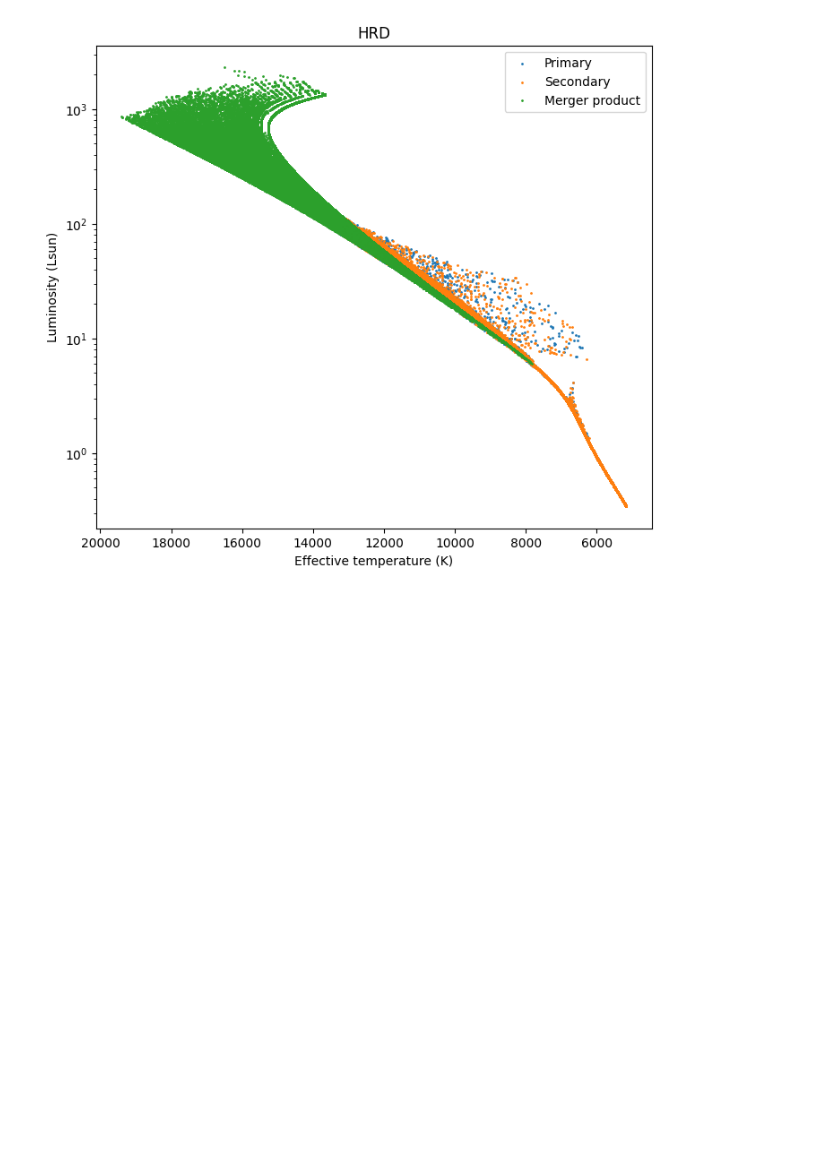
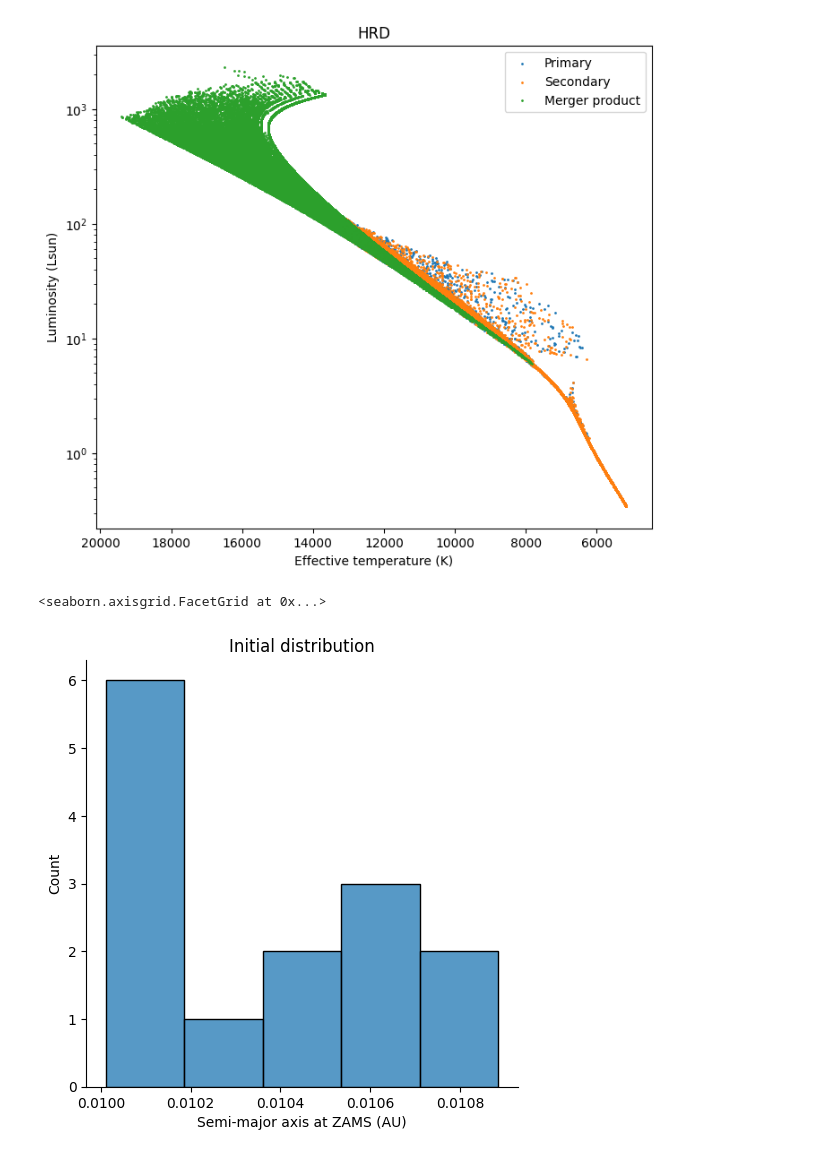
Before and after one commit to mkim0029/COMPAS, a Jupyter notebook: src/Initial_distribution/read.ipynb, the cells around one changed output. Saved outputs shown, nothing was run; the diff lists cells and outputs as text; code cells hidden in the pictures; blank space fills up the shorter version.

Commit message:
started plotting initial distributions

```diff
--- a/src/Initial_distribution/read.ipynb
+++ b/src/Initial_distribution/read.ipynb
@@ -47,3 +48,8 @@ plt.legend()
 # %% [output]
 <matplotlib.legend.Legend at 0x...>
 [figure]
+# %%
+#data = h5.File('COMPAS_Output.h5')
+data = h5.File('COMPAS_Output_1mil_copy.h5')
+SP = data['BSE_System_Parameters']
+#CE = data['BSE_Common_Envelopes']
@@ -49,0 +60,22 @@ plt.legend()
+# %%
+SP_df = pd.DataFrame({
+            'L1': SP['Luminosity(1)'][()],
+            'L2': SP['Luminosity(2)'][()],
+            'Teff1': SP['Teff(1)'][()],
+            'Teff2': SP['Teff(2)'][()],
+            'type1': SP['Stellar_Type(1)'][()],
+            'type2': SP['Stellar_Type(2)'][()],
+            #'Init_SemiMajorAxis': SP['SemiMajorAxis@ZAMS'][()],
+            #'Merger': SP['Merger'][()],
+            'Mass_ZAMS1': SP['Mass@ZAMS(1)'][()],
+            'Mass_ZAMS2': SP['Mass@ZAMS(2)'][()]
+        })
+# %%
+#merger_SP_df = restrict(SP_df, 'Merger', 1, 1)
+merger_SP_df = restrict(restrict(SP_df, 'type1', 0, 1), 'type2', 15, 15)
+# %%
+ax = sns.displot(merger_SP_df, x="Init_SemiMajorAxis") #kind="kde")
+ax.set(xlabel='Semi-major axis at ZAMS (AU)', ylabel='Count', title='Initial distribution')
+# %% [output]
+<seaborn.axisgrid.FacetGrid at 0x...>
+[figure, added]
```
Also changed, not shown: parts of 5 cells of this notebook, 1 other file.
